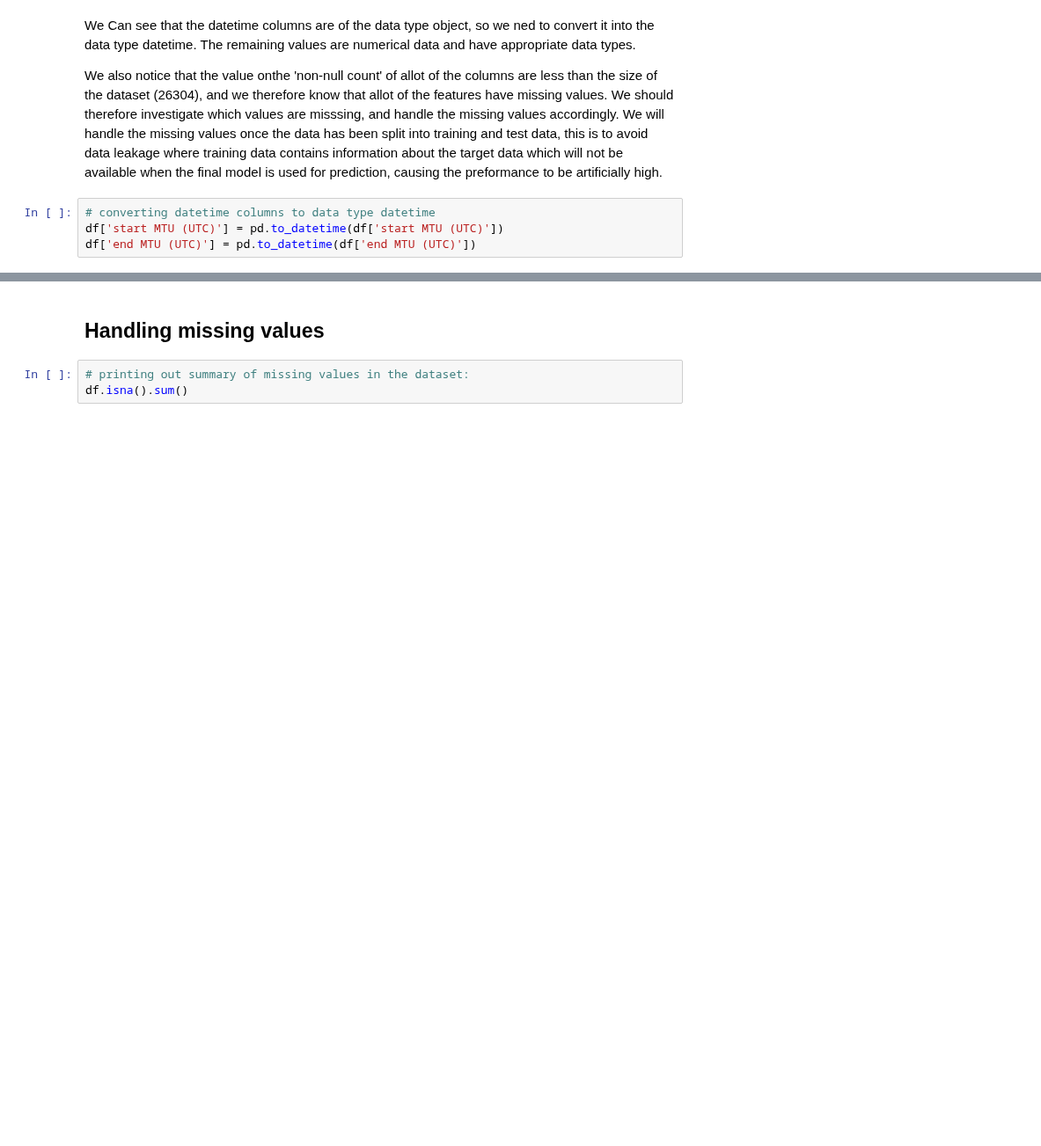
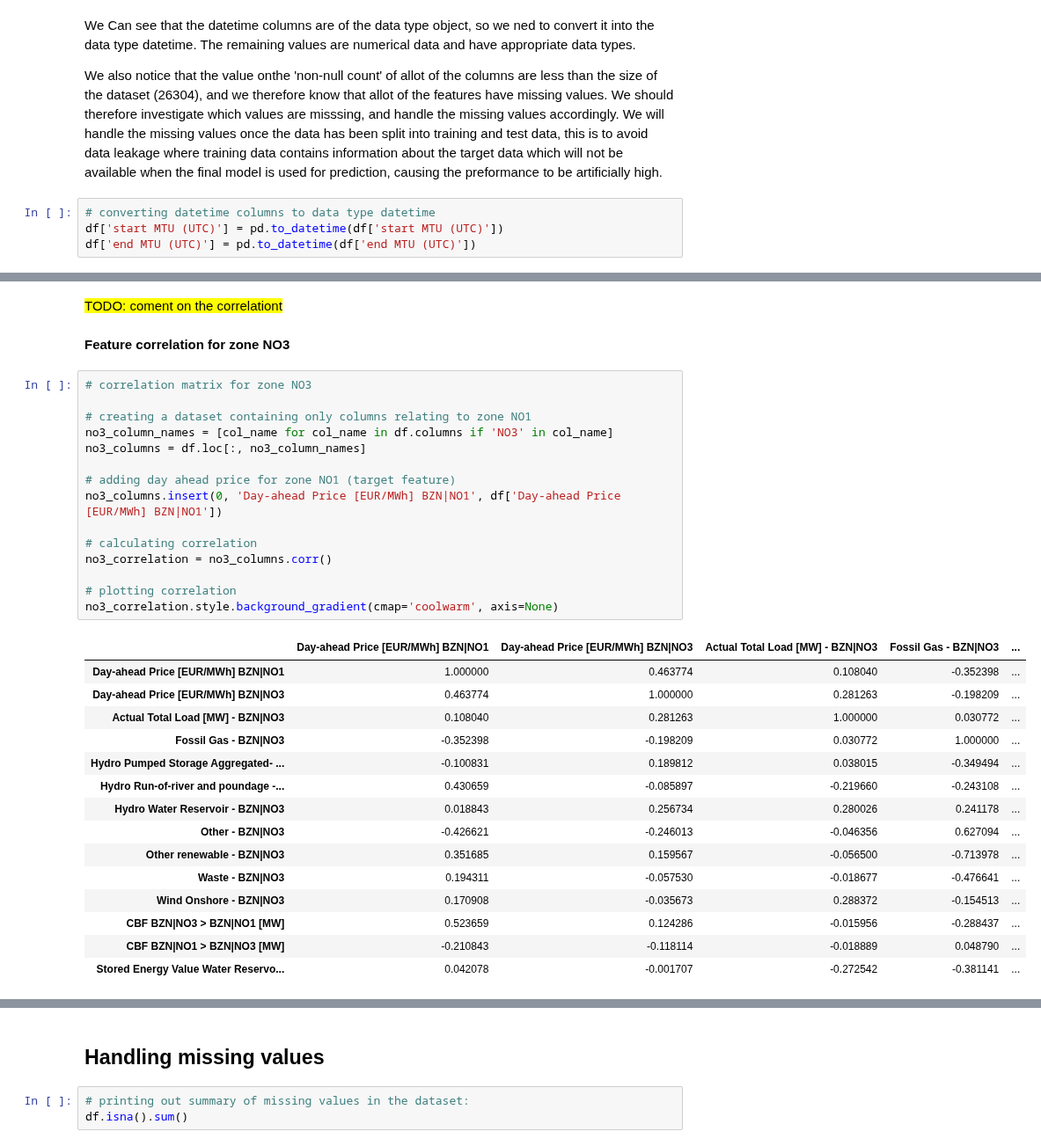
Before and after one commit to HIOF-Bachelor-Project-Group-7/Time-series-energy-price-prediction-bidding-zone-N01, a Jupyter notebook: code/exploratory data analysis - bidding zone NO1 and neighboring zones 2020-2022 (kjell).ipynb, the cells around one changed output, grey strips where cells are left out. Shown at 88% size. Saved outputs shown, nothing was run; the diff lists cells and outputs as text; blank space fills up the shorter version.

```diff
--- a/code/exploratory data analysis - bidding zone NO1 and neighboring zones 2020-2022 (kjell).ipynb
+++ b/code/exploratory data analysis - bidding zone NO1 and neighboring zones 2020-2022 (kjell).ipynb
@@ -144,0 +168,35 @@ This large shift to higher prices and higher volatility of prices might impeed t
+# %% [markdown]
+<span style="background-color: #FFFF00">TODO: coment on the correlationt</span>
+# %% [markdown]
+**Feature correlation for zone NO3**
+# %%
+# correlation matrix for zone NO3
+
+# creating a dataset containing only columns relating to zone NO1
+no3_column_names = [col_name for col_name in df.columns if 'NO3' in col_name]
+no3_columns = df.loc[:, no3_column_names]
+
+# adding day ahead price for zone NO1 (target feature)
+no3_columns.insert(0, 'Day-ahead Price [EUR/MWh] BZN|NO1', df['Day-ahead Price [EUR/MWh] BZN|NO1'])
+
+# calculating correlation
+no3_correlation = no3_columns.corr()
+
+# plotting correlation
+no3_correlation.style.background_gradient(cmap='coolwarm', axis=None)
+# %% [output]
+|  | Day-ahead Price [EUR/MWh] BZN|NO1 | Day-ahead Price [EUR/MWh] BZN|NO3 | Actual Total Load [MW] - BZN|NO3 | Fossil Gas - BZN|NO3 | ... |
+| Day-ahead Price [EUR/MWh] BZN|NO1 | 1.000000 | 0.463774 | 0.108040 | -0.352398 | ... |
+| Day-ahead Price [EUR/MWh] BZN|NO3 | 0.463774 | 1.000000 | 0.281263 | -0.198209 | ... |
+| Actual Total Load [MW] - BZN|NO3 | 0.108040 | 0.281263 | 1.000000 | 0.030772 | ... |
+| Fossil Gas - BZN|NO3 | -0.352398 | -0.198209 | 0.030772 | 1.000000 | ... |
+| Hydro Pumped Storage Aggregated- ... | -0.100831 | 0.189812 | 0.038015 | -0.349494 | ... |
+| Hydro Run-of-river and poundage -... | 0.430659 | -0.085897 | -0.219660 | -0.243108 | ... |
+| Hydro Water Reservoir - BZN|NO3 | 0.018843 | 0.256734 | 0.280026 | 0.241178 | ... |
+| Other - BZN|NO3 | -0.426621 | -0.246013 | -0.046356 | 0.627094 | ... |
+| Other renewable - BZN|NO3 | 0.351685 | 0.159567 | -0.056500 | -0.713978 | ... |
+| Waste - BZN|NO3 | 0.194311 | -0.057530 | -0.018677 | -0.476641 | ... |
+| Wind Onshore - BZN|NO3 | 0.170908 | -0.035673 | 0.288372 | -0.154513 | ... |
+| CBF BZN|NO3 > BZN|NO1 [MW] | 0.523659 | 0.124286 | -0.015956 | -0.288437 | ... |
+| CBF BZN|NO1 > BZN|NO3 [MW] | -0.210843 | -0.118114 | -0.018889 | 0.048790 | ... |
+| Stored Energy Value Water Reservo... | 0.042078 | -0.001707 | -0.272542 | -0.381141 | ... |
```
Also changed, not shown: parts of 47 cells of this notebook.
